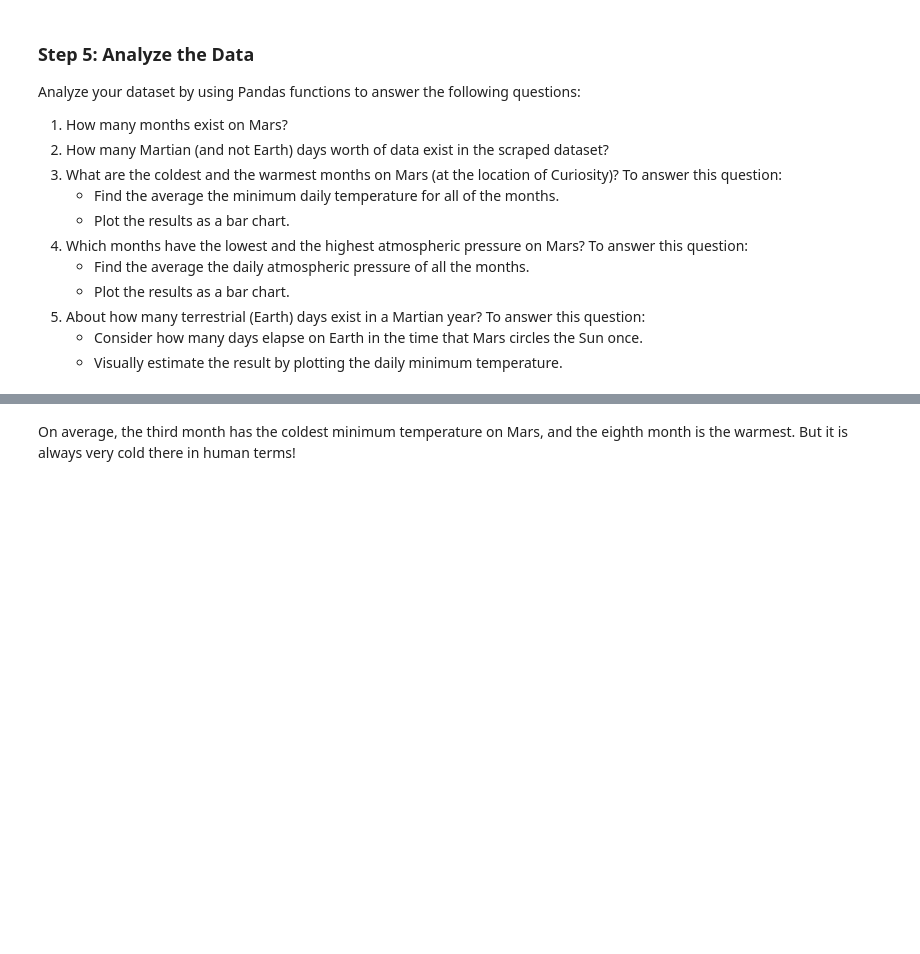
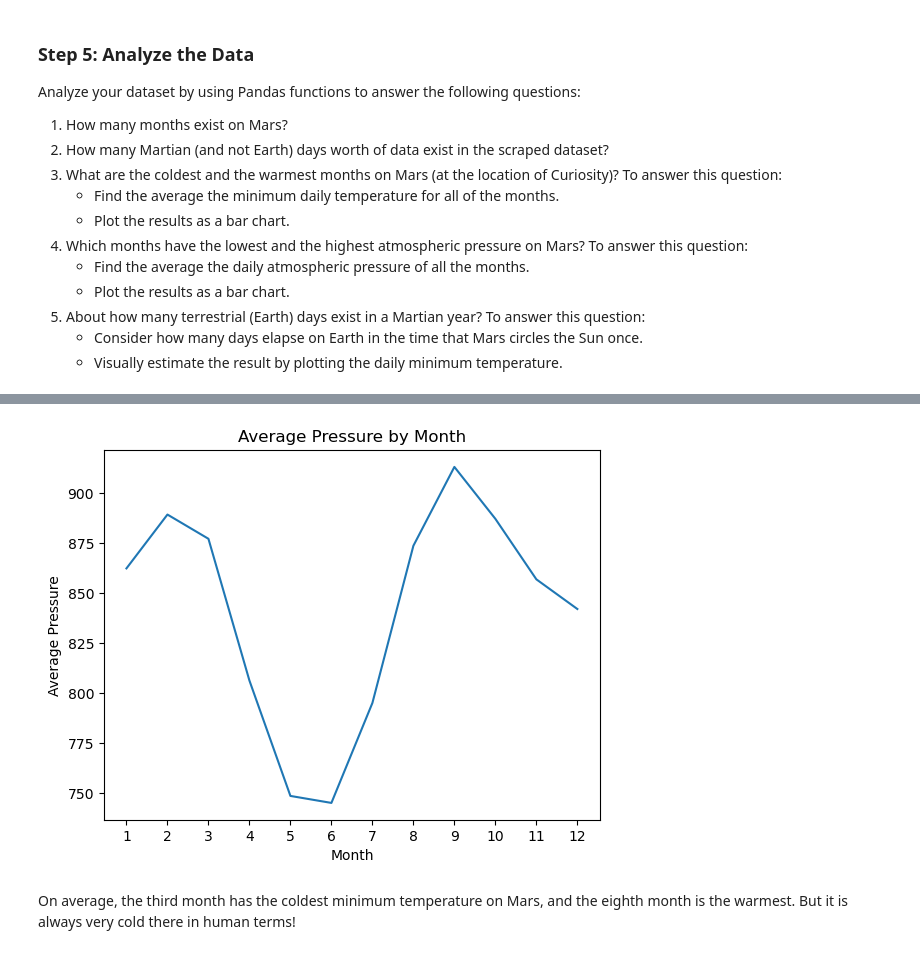
Before and after one commit to rchascall/data-collection-challenge, a Jupyter notebook: part_2_mars_weather.ipynb, the cells around one changed output, grey strips where cells are left out. Drawn from its saved outputs; the diff is of its cells as text; code cells hidden in the pictures; blank space fills up the shorter version.

```diff
--- a/part_2_mars_weather.ipynb
+++ b/part_2_mars_weather.ipynb
@@ -199,2 +267,4 @@ Analyze your dataset by using Pandas functions to answer the following questions
 # %%
 # 4. Average pressure by Martian month
+average_pressure = df_mars_data.groupby(["month"])["pressure"].mean()
+print(average_pressure)
@@ -203,3 +286,15 @@ Analyze your dataset by using Pandas functions to answer the following questions
+# %%
+# Plot the average pressure by month
+plt.plot(average_pressure)
+
+plt.title("Average Pressure by Month")
+plt.xlabel("Month")
+plt.ylabel("Average Pressure")
+plt.xticks([1,2,3,4,5,6,7,8,9,10,11,12])
+
+plt.show()
+# %% [output]
+[figure, added]
 # %%
 # 5. How many terrestrial (earth) days are there in a Martian year?
 # %% [markdown]
```
Also changed, not shown: parts of 12 cells of this notebook, 1 other file.
